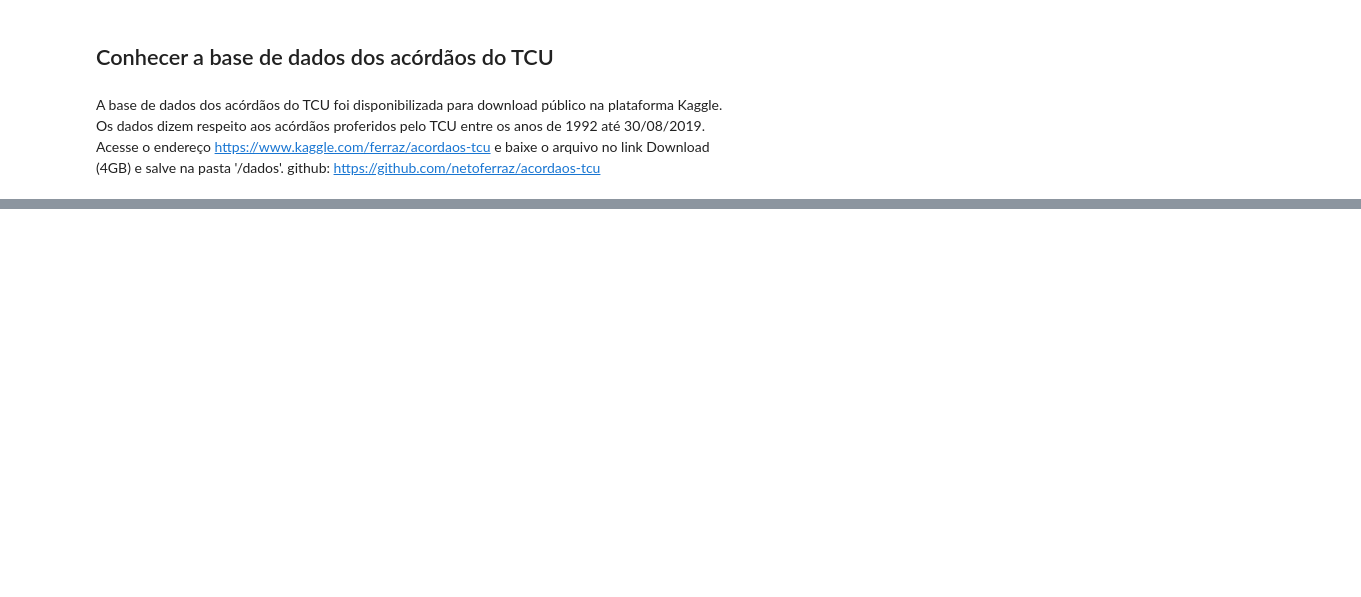
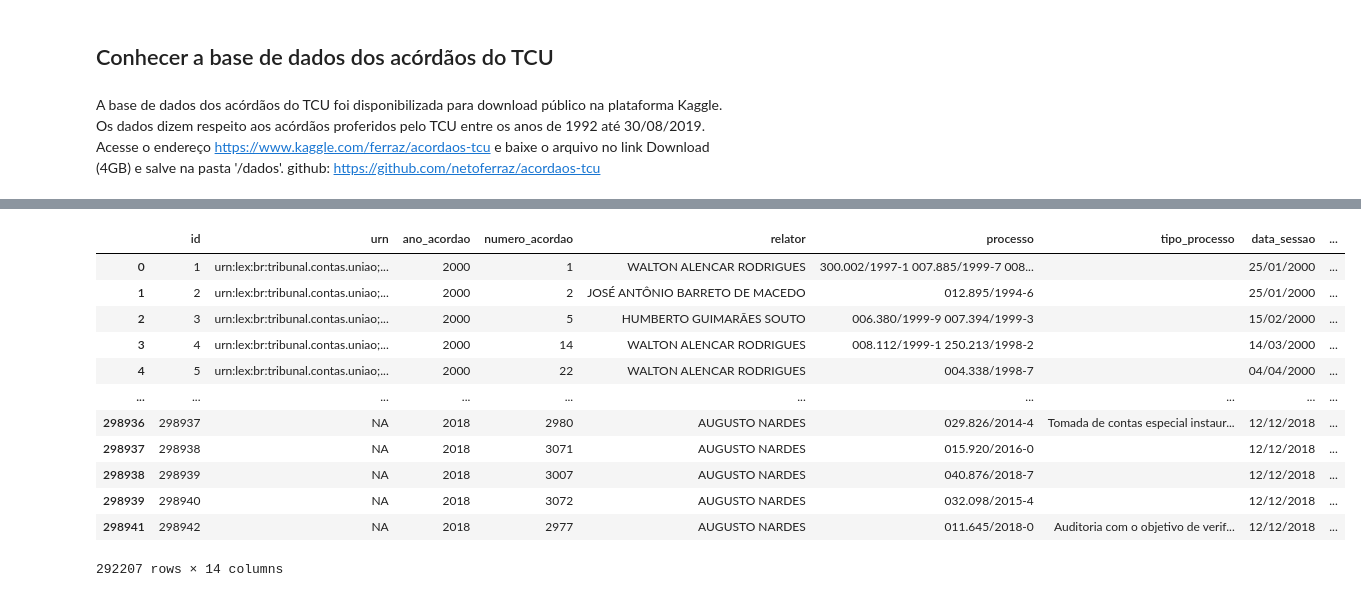
Before and after one commit to wmodanez/acordaos, a Jupyter notebook: 01 - Create dataset.ipynb, the cells around one changed output, grey strips where cells are left out. Drawn from its saved outputs; the diff is of its cells as text; code cells hidden in the pictures; blank space fills up the shorter version.

```diff
--- a/01 - Create dataset.ipynb
+++ b/01 - Create dataset.ipynb
@@ -20,0 +49,4 @@ df_acordaos = pd.read_sql_query('SELECT * from acordaos', conn)
+# %%
+# Retira colunas que não interessam para o trabalho
+df_acordaos = df_acordaos.drop(['representante_mp', 'assunto', 'unidade_tecnica', 'repr_legal', 'quorum',
+                               'interessado_reponsavel_recorrente'], axis=1)
@@ -20,0 +97,18 @@ df_acordaos = pd.read_sql_query('SELECT * from acordaos', conn)
+# %%
+df_temp = df_acordaos
+# %%
+del df_acordaos
+df_acordaos = df_temp
+# %%
+df_acordaos = df_acordaos[df_acordaos.processo.notnull()]
+print(df_acordaos.shape[0])
+df_acordaos = df_acordaos.drop(df_acordaos.index[df_acordaos['tipo_processo'] =='SIGILOSO'])
+print(df_acordaos.shape[0])
+df_acordaos = df_acordaos.drop(df_acordaos.index[(df_acordaos['acordao'] == 'SIGILOSO') | (df_acordaos['acordao'] == 'None')])
+print(df_acordaos.shape[0])
+df_acordaos = df_acordaos.drop(df_acordaos.index[(df_acordaos['voto'] == 'SIGILOSO') | (df_acordaos['voto'] == 'None')])
+print(df_acordaos.shape[0])
+df_acordaos = df_acordaos.drop(df_acordaos.index[(df_acordaos['entidade'] == 'SIGILOSO') | (df_acordaos['entidade'] == 'None')])
+print(df_acordaos.shape[0])
+df_acordaos = df_acordaos.drop(df_acordaos.index[(df_acordaos['sumario'] == 'Número de Acórdão não utilizado')])
+print(df_acordaos.shape[0])
@@ -23,0 +161,16 @@ df_acordaos.to_csv('dados/df_acordaos.csv', sep='|', index=False, compression='g
+# %%
+df_acordaos[(df_acordaos.sumario == 'Número de Acórdão não utilizado') | (df_acordaos.voto.isna != True)]
+# %% [output]
+|  | id | urn | ano_acordao | numero_acordao | relator | processo | tipo_processo | data_sessao | ... |
+| 0 | 1 | urn:lex:br:tribunal.contas.uniao;... | 2000 | 1 | WALTON ALENCAR RODRIGUES | 300.002/1997-1 007.885/1999-7 008... |  | 25/01/2000 | ... |
+| 1 | 2 | urn:lex:br:tribunal.contas.uniao;... | 2000 | 2 | JOSÉ ANTÔNIO BARRETO DE MACEDO | 012.895/1994-6 |  | 25/01/2000 | ... |
+| 2 | 3 | urn:lex:br:tribunal.contas.uniao;... | 2000 | 5 | HUMBERTO GUIMARÃES SOUTO | 006.380/1999-9 007.394/1999-3 |  | 15/02/2000 | ... |
+| 3 | 4 | urn:lex:br:tribunal.contas.uniao;... | 2000 | 14 | WALTON ALENCAR RODRIGUES | 008.112/1999-1 250.213/1998-2 |  | 14/03/2000 | ... |
+| 4 | 5 | urn:lex:br:tribunal.contas.uniao;... | 2000 | 22 | WALTON ALENCAR RODRIGUES | 004.338/1998-7 |  | 04/04/2000 | ... |
+| ... | ... | ... | ... | ... | ... | ... | ... | ... | ... |
+| 298936 | 298937 | NA | 2018 | 2980 | AUGUSTO NARDES | 029.826/2014-4 | Tomada de contas especial instaur... | 12/12/2018 | ... |
+| 298937 | 298938 | NA | 2018 | 3071 | AUGUSTO NARDES | 015.920/2016-0 |  | 12/12/2018 | ... |
+| 298938 | 298939 | NA | 2018 | 3007 | AUGUSTO NARDES | 040.876/2018-7 |  | 12/12/2018 | ... |
+| 298939 | 298940 | NA | 2018 | 3072 | AUGUSTO NARDES | 032.098/2015-4 |  | 12/12/2018 | ... |
+| 298941 | 298942 | NA | 2018 | 2977 | AUGUSTO NARDES | 011.645/2018-0 | Auditoria com o objetivo de verif... | 12/12/2018 | ... |
+292207 rows × 14 columns
```
Also changed, not shown: parts of 30 cells of this notebook.
